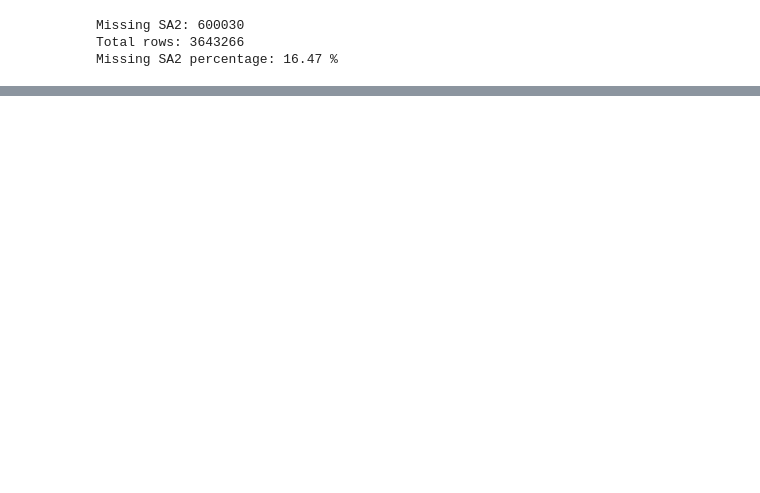
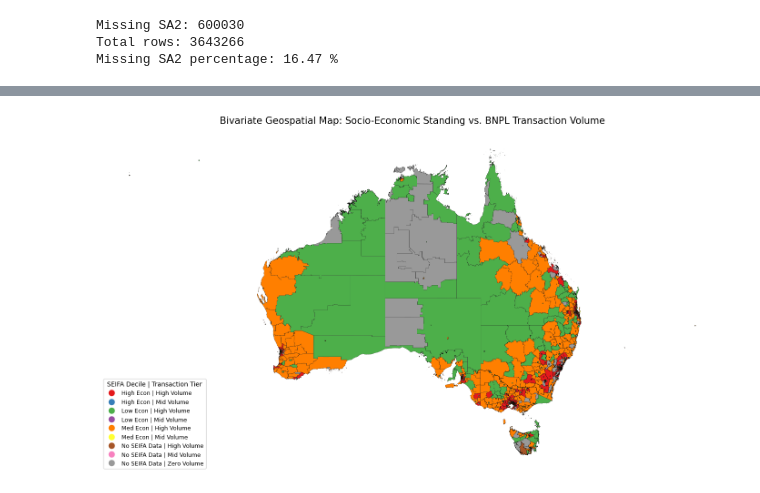
Before and after one commit to bambasp1s/MAST30034_Project_2, a Jupyter notebook: notebooks/visualisation.ipynb, the cells around one changed output, grey strips where cells are left out. Cells and saved outputs as stored; diff of their text form; code cells hidden in the pictures; blank space fills up the shorter version.

```diff
--- a/notebooks/visualisation.ipynb
+++ b/notebooks/visualisation.ipynb
@@ -249,0 +333,69 @@ fig.show()
+# %%
+# Geo spatial chlorpleth for Economic Decile and Transaction Volumes combined
+
+# Creating SEIFA Economic Deciles and Transaction Volume levels
+# Categorize Economic Deciles (1-3: Low, 4-7: Med, 8-10: High)
+geo_seifa["econ_level"] = pd.cut(
+    geo_seifa["economic_resources_decile"],
+    bins=[0, 3, 7, 10],
+    labels=["Low Econ", "Med Econ", "High Econ"],
+    include_lowest=True
+)
+
+# Update SA2 regions with no transaction data as 0 for transaction volume explicitly
+max_vol = geo_seifa["transaction_count"].fillna(0).max()
+
+# Categorize Transaction Volume levels (0: Zero Volume, 0-500: Mid Volume, 500+: High Volume)
+geo_seifa["vol_level"] = pd.cut(
+    geo_seifa["transaction_count"].fillna(0),
+    bins=[-1, 0, 500, max_vol + 1],
+    labels=["Zero Volume", "Mid Volume", "High Volume"],
+    include_lowest=True
+)
+
+# Combine the economical decile and transaction volume levels into single categorical bivariate label
+econ_str = geo_seifa["econ_level"].astype(str).replace("nan", "No SEIFA Data")
+vol_str = geo_seifa["vol_level"].astype(str)
+
+geo_seifa["bivariate_class"] = econ_str + " | " + vol_str
+
+# Plotting the Bivariate Geo Choropleth Map
+fig, ax = plt.subplots(figsize=(14, 11))
+
+geo_seifa.plot(
+    column="bivariate_class",
+    cmap="Set1",
+    categorical=True,
+    linewidth=0.2,
+    edgecolor="black",
+    legend=True,
+    ax=ax,
+    missing_kwds={"color": "lightgrey", "label": "No Data"}, # Misiing/unavailable SA2 data
+    legend_kwds={
+        "loc": "lower left",
+        "title": "SEIFA Decile | Transaction Tier",
+        "fontsize": 9,
+        "title_fontsize": 10
+    }
+)
+
+ax.set_title(
+    "Bivariate Geospatial Map: Socio-Economic Standing vs. BNPL Transaction Volume",
+    fontsize=15,
+    pad=15
+)
+ax.axis("off")
+
+plt.tight_layout()
+plt.show()
+
+
+# Identifying regions with High Wealth (High Econ) but currently Zero or Low Volume
+notable_regions = geo_seifa[
+    (geo_seifa["econ_level"] == "High Econ") &
+    (geo_seifa["vol_level"].isin(["Zero Volume", "Mid Volume"]))
+][["SA2_CODE21", "SA2_NAME21", "STE_NAME21", "economic_resources_decile", "transaction_count"]]
+
+notable_regions.head(10)
+# %% [output]
+[figure, added]
```
Also changed, not shown: parts of 12 cells of this notebook.
